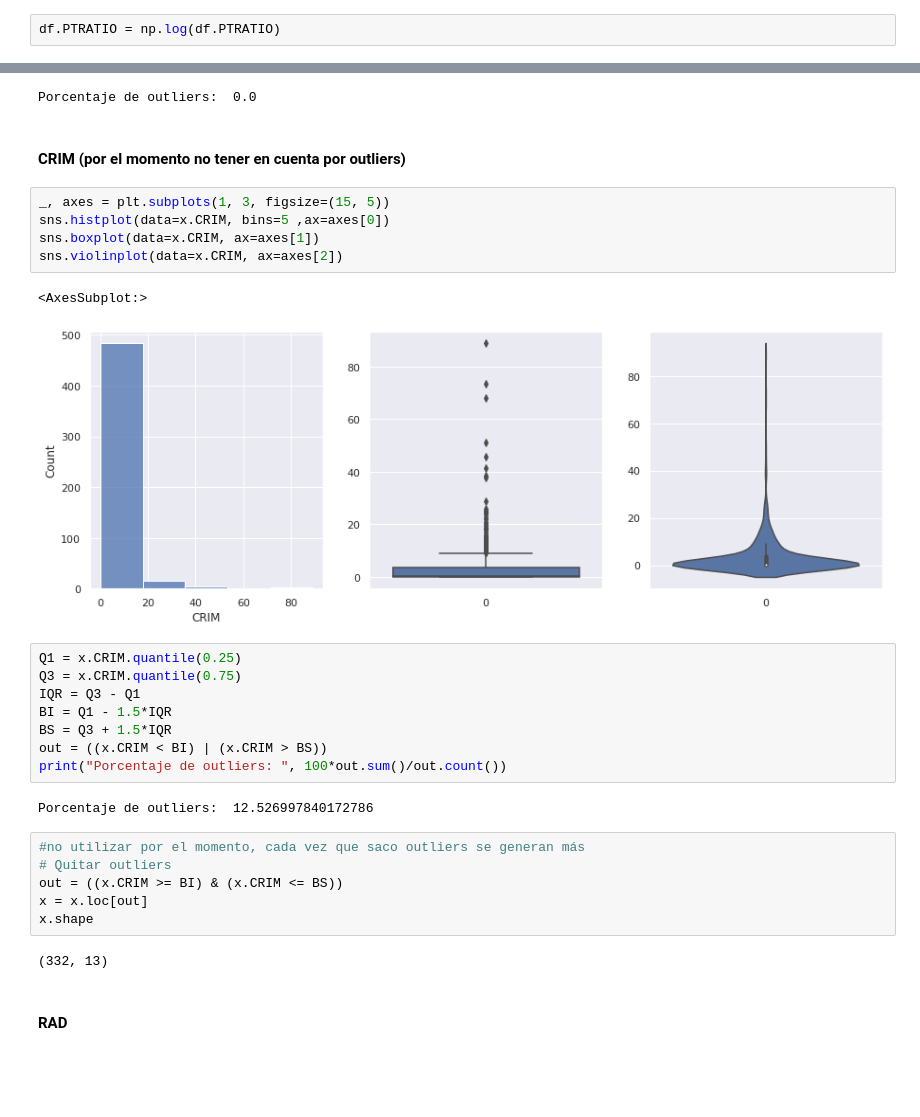
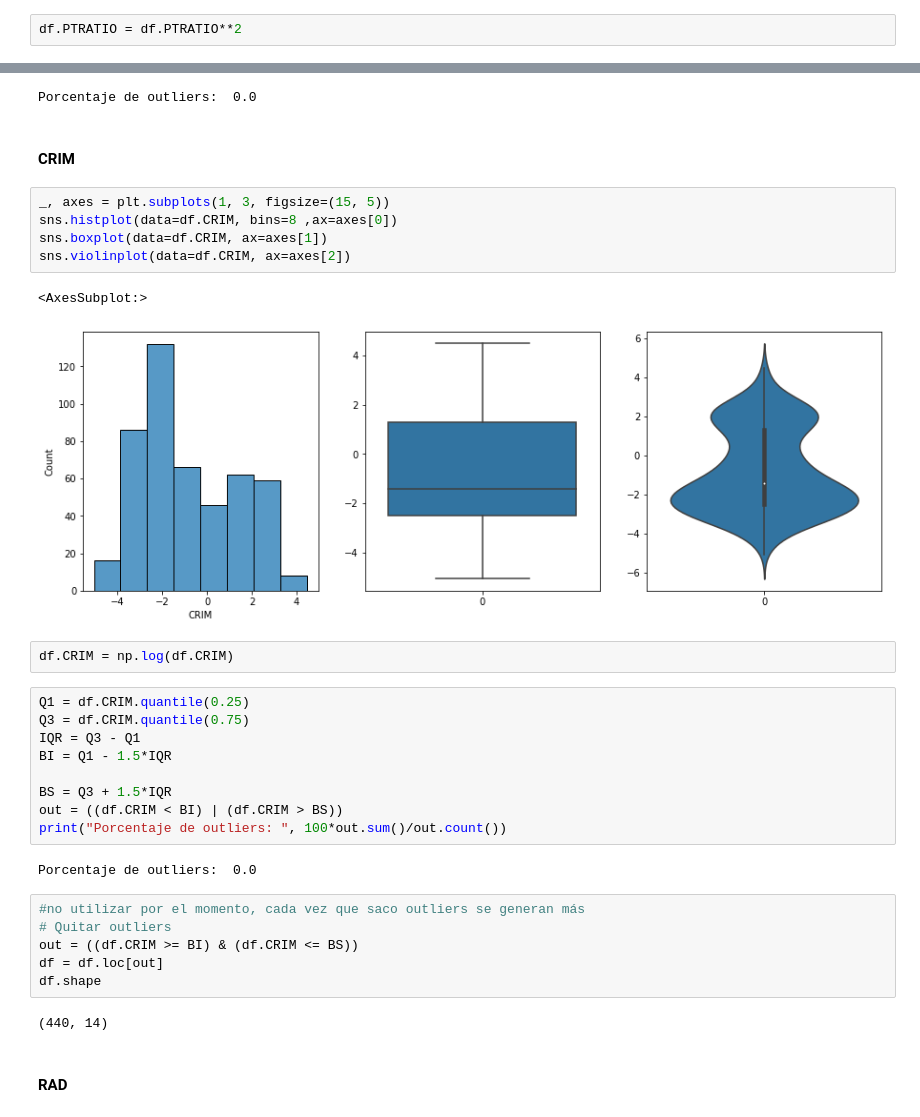
Before and after one commit to jeo10/datamining-frt, a Jupyter notebook: dataset_boston/data_boston.ipynb, the cells around one changed output, grey strips where cells are left out. Saved outputs shown, nothing was run; the diff lists cells and outputs as text; blank space fills up the shorter version.

```diff
--- a/dataset_boston/data_boston.ipynb
+++ b/dataset_boston/data_boston.ipynb
@@ -159,7 +159,7 @@ Porcentaje de outliers:  0.0
 # %% [markdown]
 #### Normalizar
 # %%
-df.PTRATIO = np.log(df.PTRATIO)
+df.PTRATIO = df.PTRATIO**2
 # %%
 # Quitar outliers
 out = ((df.PTRATIO >= BI) & (df.PTRATIO <= BS))
@@ -211,34 +211,37 @@ out = ((df.NOX < BI) | (df.NOX > BS))
 print("Porcentaje de outliers: ", 100*out.sum()/out.count())
 # %% [output]
 Porcentaje de outliers:  0.0
-# %% [markdown]
-#### CRIM (por el momento no tener en cuenta por outliers)
+# %% [markdown]
+#### CRIM
 # %%
 _, axes = plt.subplots(1, 3, figsize=(15, 5))
-sns.histplot(data=x.CRIM, bins=5 ,ax=axes[0])
-sns.boxplot(data=x.CRIM, ax=axes[1])
-sns.violinplot(data=x.CRIM, ax=axes[2])
+sns.histplot(data=df.CRIM, bins=8 ,ax=axes[0])
+sns.boxplot(data=df.CRIM, ax=axes[1])
+sns.violinplot(data=df.CRIM, ax=axes[2])
 # %% [output]
 <AxesSubplot:>
-[figure, old version]
+[figure, new version]
+# %%
+df.CRIM = np.log(df.CRIM)
 # %%
-Q1 = x.CRIM.quantile(0.25)
-Q3 = x.CRIM.quantile(0.75)
+Q1 = df.CRIM.quantile(0.25)
+Q3 = df.CRIM.quantile(0.75)
 IQR = Q3 - Q1
 BI = Q1 - 1.5*IQR
+
 BS = Q3 + 1.5*IQR
-out = ((x.CRIM < BI) | (x.CRIM > BS))
+out = ((df.CRIM < BI) | (df.CRIM > BS))
 print("Porcentaje de outliers: ", 100*out.sum()/out.count())
 # %% [output]
-Porcentaje de outliers:  12.526997840172786
+Porcentaje de outliers:  0.0
 # %%
 #no utilizar por el momento, cada vez que saco outliers se generan más
 # Quitar outliers
-out = ((x.CRIM >= BI) & (x.CRIM <= BS))
-x = x.loc[out]
-x.shape
+out = ((df.CRIM >= BI) & (df.CRIM <= BS))
+df = df.loc[out]
+df.shape
 # %% [output]
-(332, 13)
+(440, 14)
 # %% [markdown]
 #### RAD
 # %%
```
Also changed, not shown: parts of 38 cells of this notebook.
